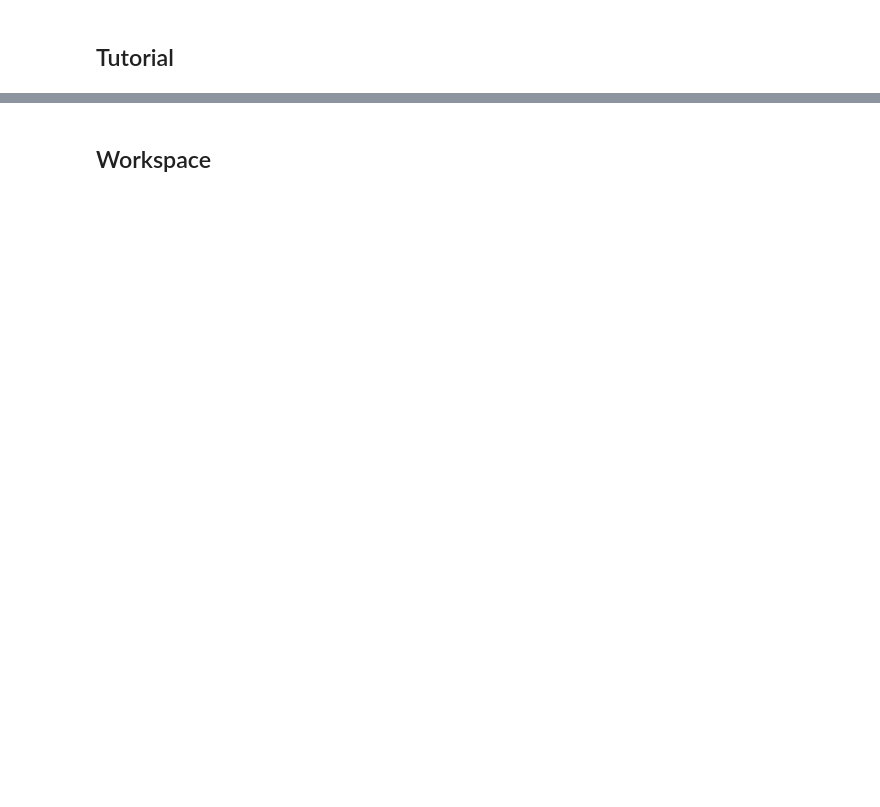
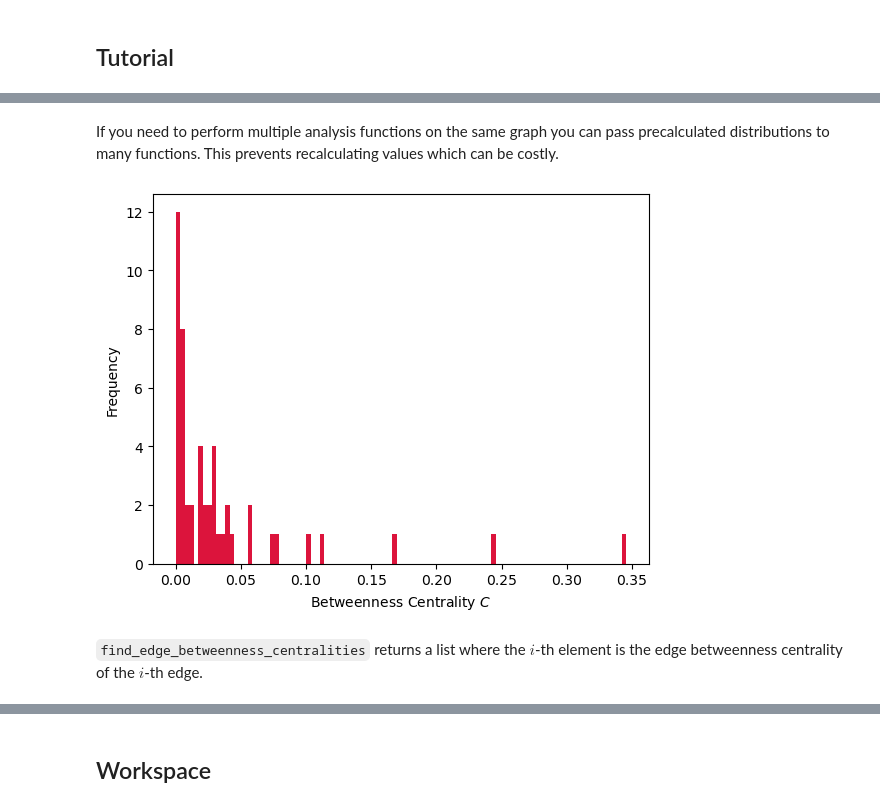
Before and after one commit to katherinehamilton/fractalnetworks, a Jupyter notebook: network-properties.ipynb, the cells around one changed output, grey strips where cells are left out. Cells and saved outputs as stored; diff of their text form; code cells hidden in the pictures; blank space fills up the shorter version.

```diff
--- a/network-properties.ipynb
+++ b/network-properties.ipynb
@@ -19,0 +93,9 @@ Graphs can be read in from the .gml format.
+# %% [markdown]
+If you need to perform multiple analysis functions on the same graph you can pass precalculated distributions to many functions. This prevents recalculating values which can be costly.
+# %%
+bcs = find_betweenness_centralities(G)
+plot_betweenness_centralities(G, bcs=bcs)
+# %% [output]
+[figure, added]
+# %% [markdown]
+`find_edge_betweenness_centralities` returns a list where the $i$-th element is the edge betweenness centrality of the $i$-th edge.
```
Also changed, not shown: parts of 198 cells of this notebook.
